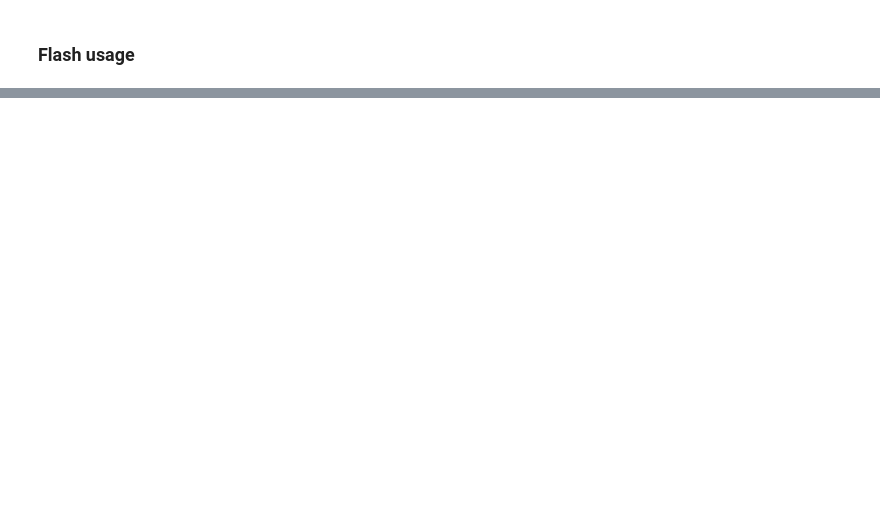
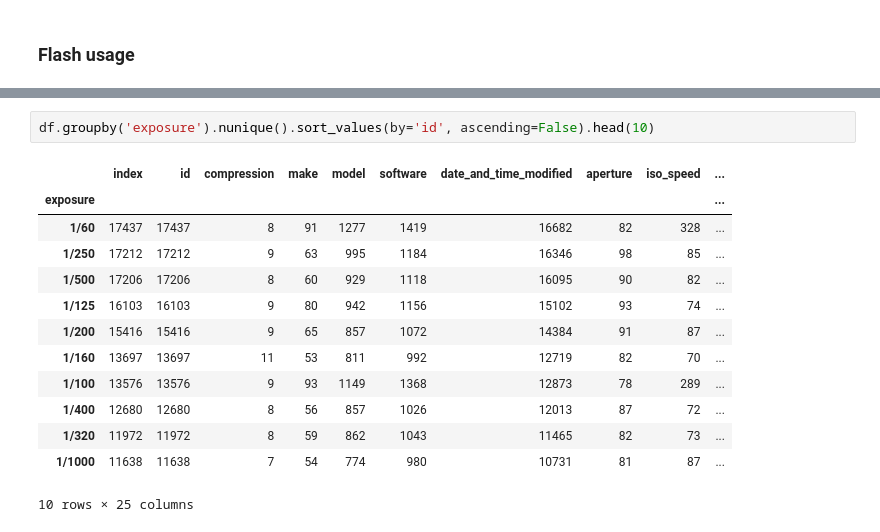
Before and after one commit to BrittaZa/Capstone_Flickr_Metadata, a Jupyter notebook: johannes_eda.ipynb, the cells around one changed output, grey strips where cells are left out. Drawn from its saved outputs; the diff is of its cells as text; blank space fills up the shorter version.

```diff
--- a/johannes_eda.ipynb
+++ b/johannes_eda.ipynb
@@ -891,0 +508,16 @@ df.flash.value_counts().to_frame().head(50)
+# %%
+df.groupby('exposure').nunique().sort_values(by='id', ascending=False).head(10)
+# %% [output]
+|  | index | id | compression | make | model | software | date_and_time_modified | aperture | iso_speed | ... |
+| exposure |  |  |  |  |  |  |  |  |  | ... |
+| 1/60 | 17437 | 17437 | 8 | 91 | 1277 | 1419 | 16682 | 82 | 328 | ... |
+| 1/250 | 17212 | 17212 | 9 | 63 | 995 | 1184 | 16346 | 98 | 85 | ... |
+| 1/500 | 17206 | 17206 | 8 | 60 | 929 | 1118 | 16095 | 90 | 82 | ... |
+| 1/125 | 16103 | 16103 | 9 | 80 | 942 | 1156 | 15102 | 93 | 74 | ... |
+| 1/200 | 15416 | 15416 | 9 | 65 | 857 | 1072 | 14384 | 91 | 87 | ... |
+| 1/160 | 13697 | 13697 | 11 | 53 | 811 | 992 | 12719 | 82 | 70 | ... |
+| 1/100 | 13576 | 13576 | 9 | 93 | 1149 | 1368 | 12873 | 78 | 289 | ... |
+| 1/400 | 12680 | 12680 | 8 | 56 | 857 | 1026 | 12013 | 87 | 72 | ... |
+| 1/320 | 11972 | 11972 | 8 | 59 | 862 | 1043 | 11465 | 82 | 73 | ... |
+| 1/1000 | 11638 | 11638 | 7 | 54 | 774 | 980 | 10731 | 81 | 87 | ... |
+10 rows × 25 columns
```
Also changed, not shown: parts of 74 cells of this notebook, 3 other files.
